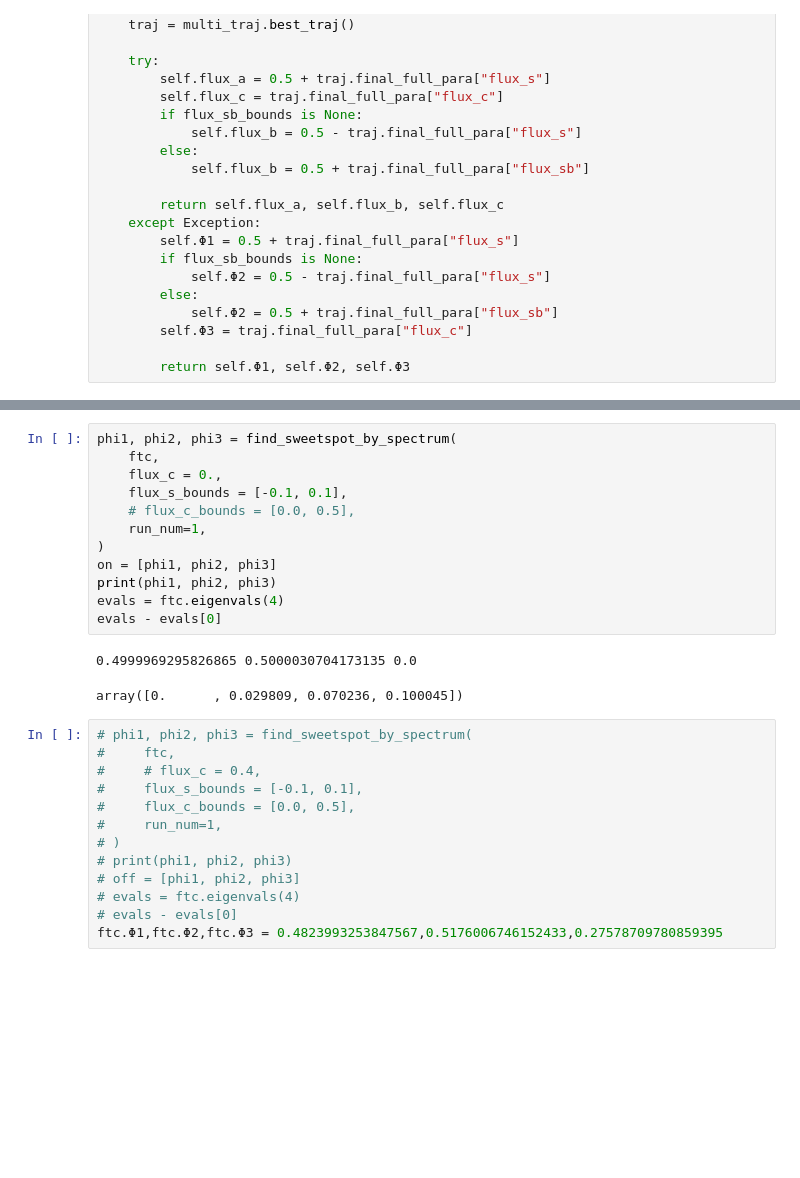
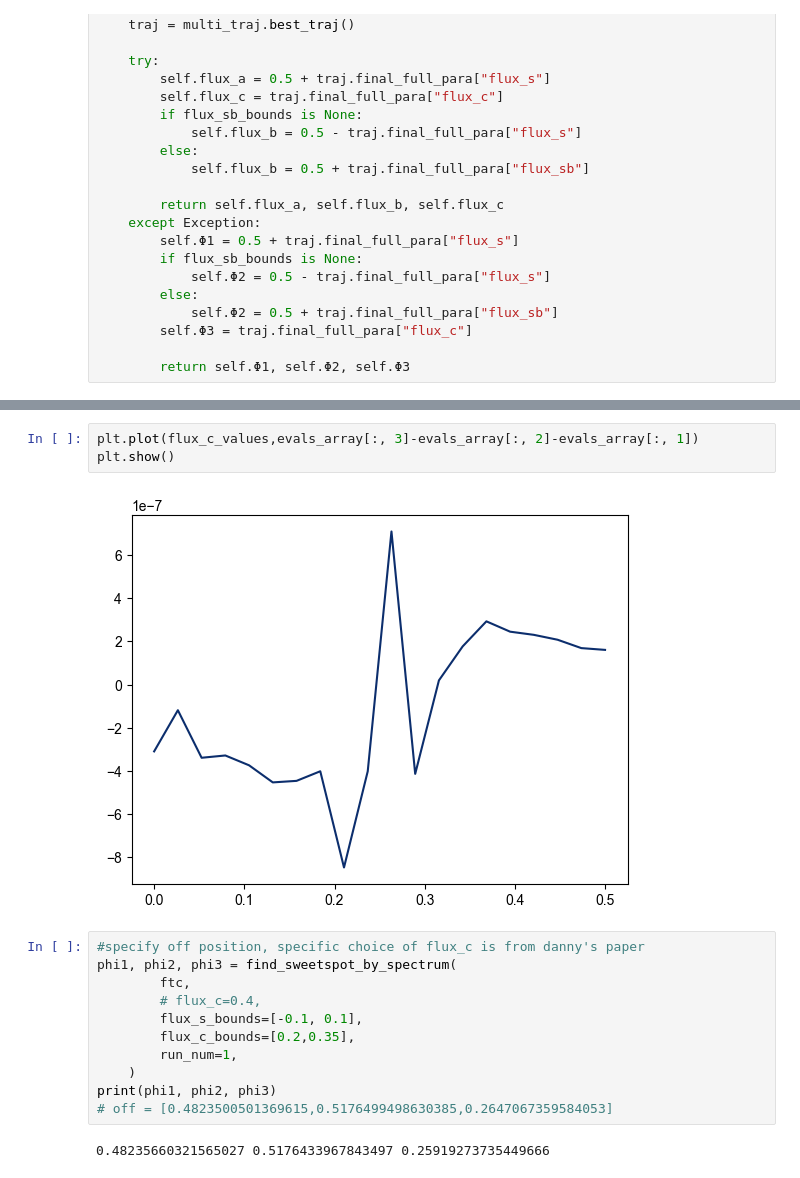
Before and after one commit to yunweilu/fluxonium, a Jupyter notebook: [For Yunwei] Eff coupling_original.ipynb, the cells around one changed output, grey strips where cells are left out. Cells and saved outputs as stored; diff of their text form; blank space fills up the shorter version.

```diff
--- a/[For Yunwei] Eff coupling_original.ipynb
+++ b/[For Yunwei] Eff coupling_original.ipynb
@@ -239,29 +220,19 @@ plt.show()
+# %%
+plt.plot(flux_c_values,evals_array[:, 3]-evals_array[:, 2]-evals_array[:, 1])
+plt.show()
+# %% [output]
+[figure, added]
 # %%
+#specify off position, specific choice of flux_c is from danny's paper
 phi1, phi2, phi3 = find_sweetspot_by_spectrum(
-    ftc,
-    flux_c = 0.,
-    flux_s_bounds = [-0.1, 0.1],
-    # flux_c_bounds = [0.0, 0.5],
-    run_num=1,
-)
-on = [phi1, phi2, phi3]
+        ftc,
+        # flux_c=0.4,
+        flux_s_bounds=[-0.1, 0.1],
+        flux_c_bounds=[0.2,0.35],
+        run_num=1,
+    )
 print(phi1, phi2, phi3)
-evals = ftc.eigenvals(4)
-evals - evals[0]
+# off = [0.4823500501369615,0.5176499498630385,0.2647067359584053]
 # %% [output]
-0.4999969295826865 0.5000030704173135 0.0
+0.48235660321565027 0.5176433967843497 0.25919273735449666
-array([0.      , 0.029809, 0.070236, 0.100045])
-# %%
-# phi1, phi2, phi3 = find_sweetspot_by_spectrum(
-#     ftc,
-#     # flux_c = 0.4,
-#     flux_s_bounds = [-0.1, 0.1],
-#     flux_c_bounds = [0.0, 0.5],
-#     run_num=1,
-# )
-# print(phi1, phi2, phi3)
-# off = [phi1, phi2, phi3]
-# evals = ftc.eigenvals(4)
-# evals - evals[0]
-ftc.Φ1,ftc.Φ2,ftc.Φ3 = 0.4823993253847567,0.5176006746152433,0.27578709780859395
 # %% [markdown]
```
Also changed, not shown: parts of 30 cells of this notebook, 3 other files.
